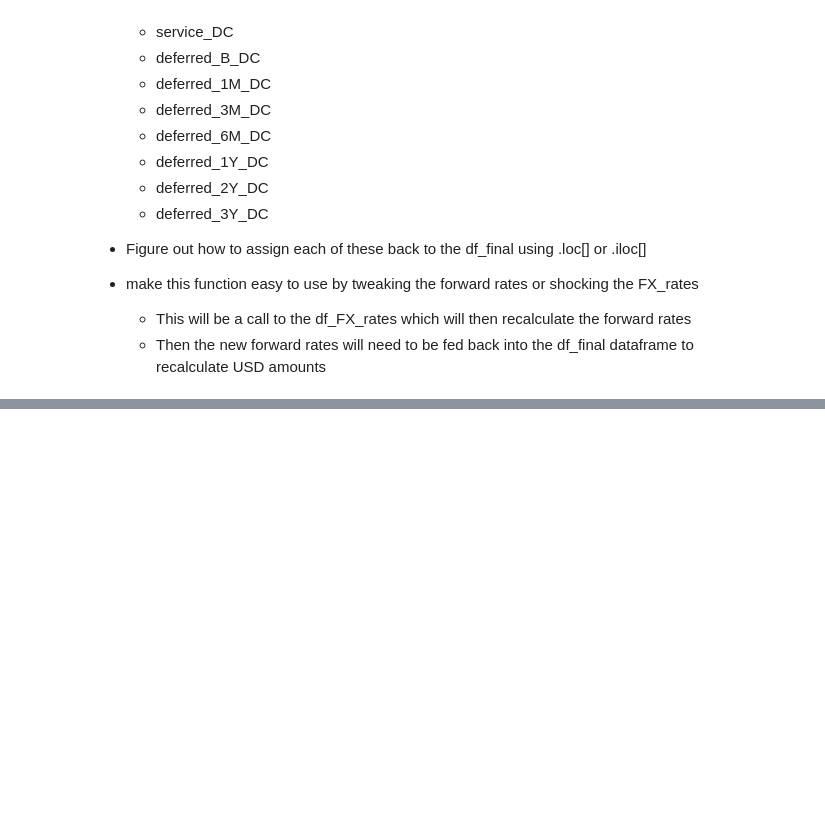
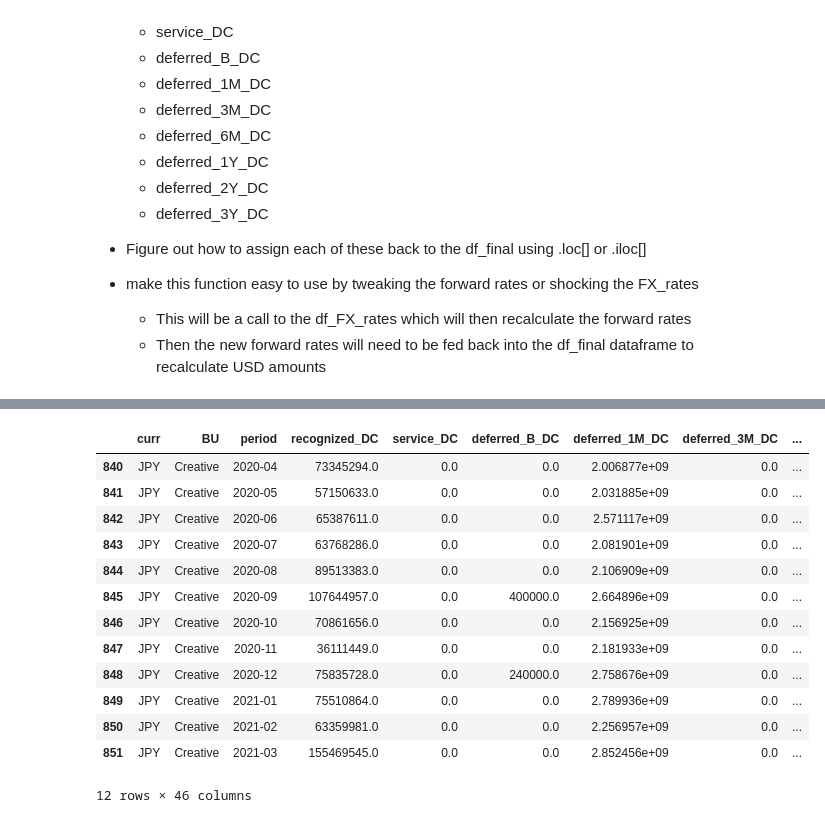
Before and after one commit to davidjsmith44/Deferred_Revenue_Forecast, a Jupyter notebook: notebooks/deferred_revenue_forecast.ipynb, the cells around one changed output, grey strips where cells are left out. Drawn from its saved outputs; the diff is of its cells as text; code cells hidden in the pictures; blank space fills up the shorter version.

Commit message:
converted to USD

```diff
--- a/notebooks/deferred_revenue_forecast.ipynb
+++ b/notebooks/deferred_revenue_forecast.ipynb
@@ -2137,5 +2157,5 @@ NameError: name 'transp_fwds' is not defined
 # %%
-new_cols = ['fwd_01M', 'fwd_02M', 'fwd_03M',
+new_columns = ['fwd_01M', 'fwd_02M', 'fwd_03M',
                'fwd_04M', 'fwd_05M', 'fwd_06M',
                'fwd_07M', 'fwd_08M', 'fwd_09M',
                'fwd_10M', 'fwd_11M', 'fwd_12M']
@@ -2152,0 +2185,2 @@ list_columns = ['recognized_',
+# %%
+v_un_BU, v_un_curr = find_unique_curr_and_BU(df_fcst)
@@ -2152,0 +2229,2 @@ list_columns = ['recognized_',
+# %%
+df_fcst = convert_fcst(df_fcst, df_FX_rates, list_columns, new_columns)
@@ -2154,0 +2272,19 @@ df_final.sample(10)
+# %%
+us_slice = df_fcst[(df_fcst['BU']=='Creative')&
+                  (df_fcst['curr']=='JPY')]
+us_slice.head(15)
+# %% [output]
+|  | curr | BU | period | recognized_DC | service_DC | deferred_B_DC | deferred_1M_DC | deferred_3M_DC | ... |
+| 840 | JPY | Creative | 2020-04 | 73345294.0 | 0.0 | 0.0 | 2.006877e+09 | 0.0 | ... |
+| 841 | JPY | Creative | 2020-05 | 57150633.0 | 0.0 | 0.0 | 2.031885e+09 | 0.0 | ... |
+| 842 | JPY | Creative | 2020-06 | 65387611.0 | 0.0 | 0.0 | 2.571117e+09 | 0.0 | ... |
+| 843 | JPY | Creative | 2020-07 | 63768286.0 | 0.0 | 0.0 | 2.081901e+09 | 0.0 | ... |
+| 844 | JPY | Creative | 2020-08 | 89513383.0 | 0.0 | 0.0 | 2.106909e+09 | 0.0 | ... |
+| 845 | JPY | Creative | 2020-09 | 107644957.0 | 0.0 | 400000.0 | 2.664896e+09 | 0.0 | ... |
+| 846 | JPY | Creative | 2020-10 | 70861656.0 | 0.0 | 0.0 | 2.156925e+09 | 0.0 | ... |
+| 847 | JPY | Creative | 2020-11 | 36111449.0 | 0.0 | 0.0 | 2.181933e+09 | 0.0 | ... |
+| 848 | JPY | Creative | 2020-12 | 75835728.0 | 0.0 | 240000.0 | 2.758676e+09 | 0.0 | ... |
+| 849 | JPY | Creative | 2021-01 | 75510864.0 | 0.0 | 0.0 | 2.789936e+09 | 0.0 | ... |
+| 850 | JPY | Creative | 2021-02 | 63359981.0 | 0.0 | 0.0 | 2.256957e+09 | 0.0 | ... |
+| 851 | JPY | Creative | 2021-03 | 155469545.0 | 0.0 | 0.0 | 2.852456e+09 | 0.0 | ... |
+12 rows × 46 columns
```
Also changed, not shown: parts of 24 cells of this notebook, 1 other file.
